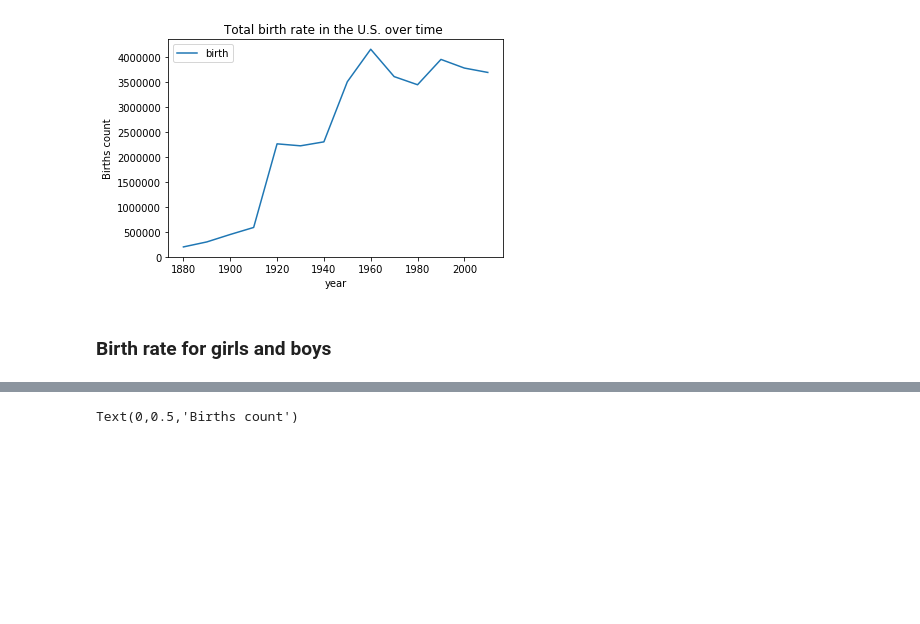
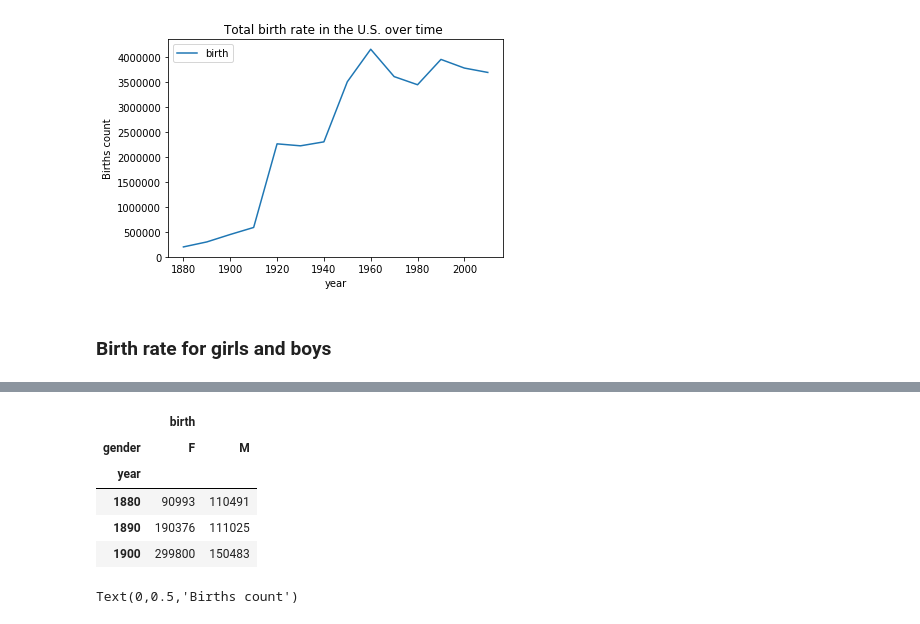
Before and after one commit to ahsansana1/babynamesanalysis, a Jupyter notebook: first_week_assginment.ipynb, the cells around one changed output, grey strips where cells are left out. Cells and saved outputs as stored; diff of their text form; code cells hidden in the pictures; blank space fills up the shorter version.

```diff
--- a/first_week_assginment.ipynb
+++ b/first_week_assginment.ipynb
@@ -229 +235,11 @@ Text(0,0.5,'Births count')
+# %%
+df15 = df14.unstack(0)
+df15.head(3)
+# %% [output]
+|  | birth |  |
+| gender | F | M |
+| year |  |  |
+| 1880 | 90993 | 110491 |
+| 1890 | 190376 | 111025 |
+| 1900 | 299800 | 150483 |
 # %%
```
Also changed, not shown: parts of 6 cells of this notebook.
